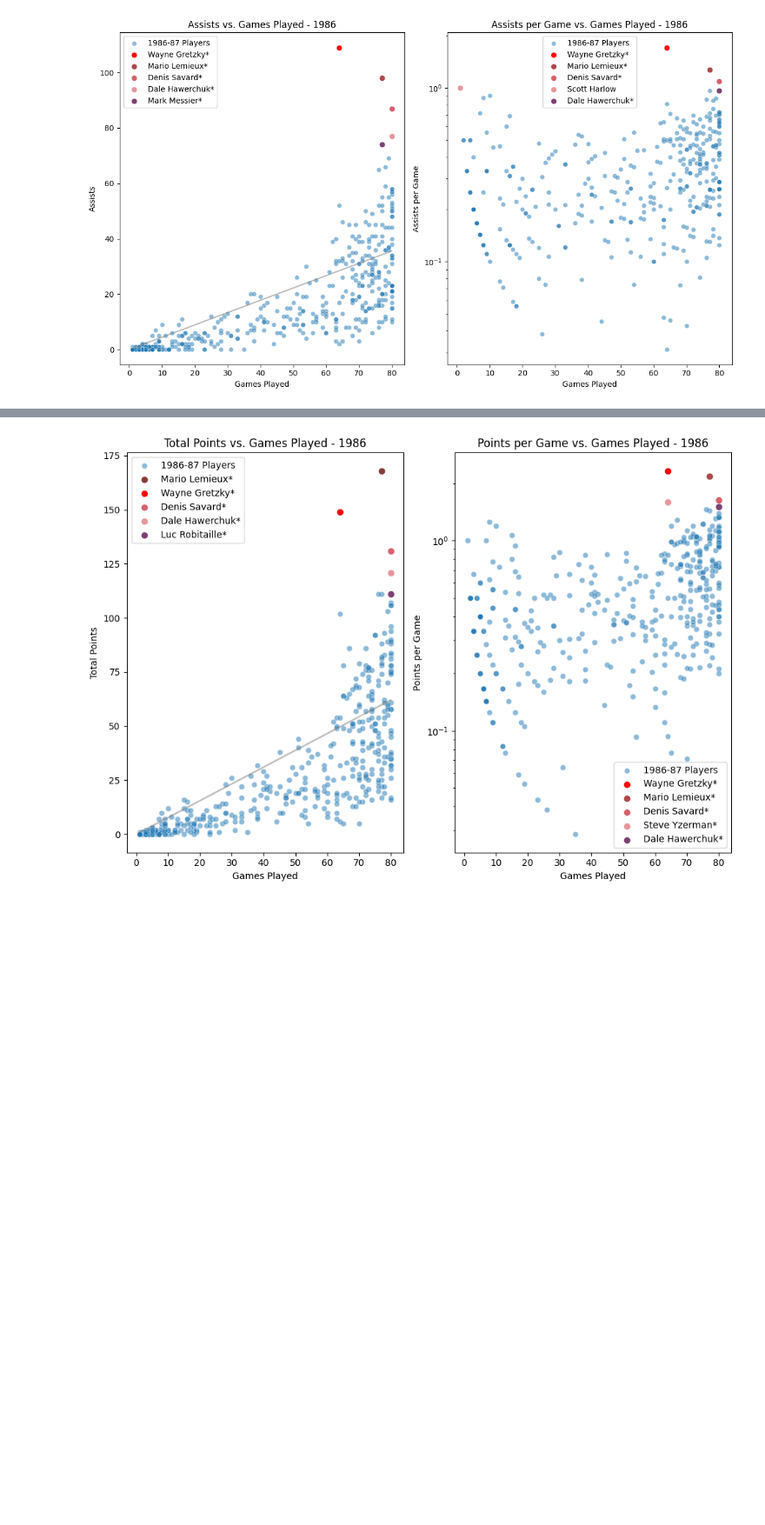
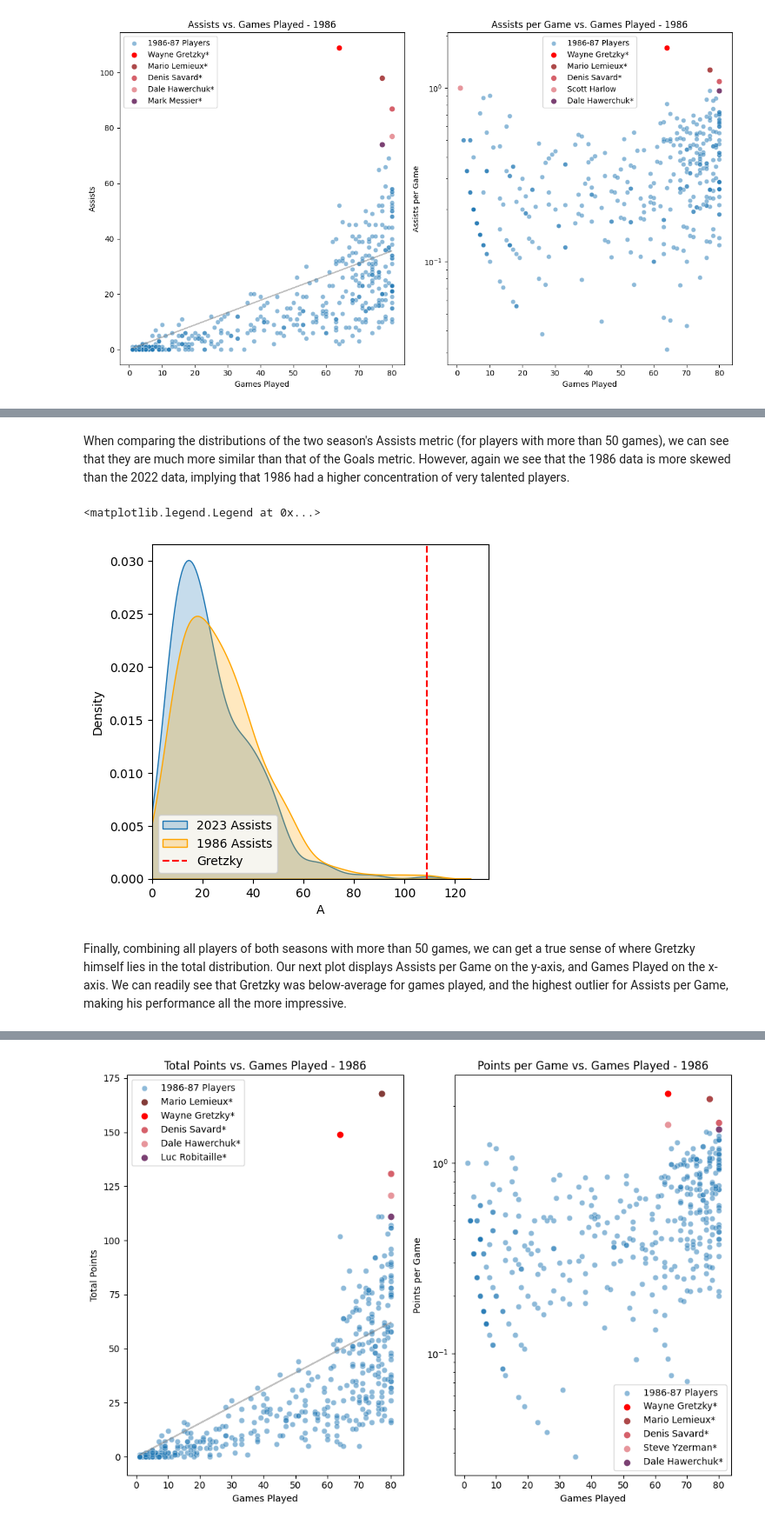
Before and after one commit to philbeet/How-Great-was-The-Great-One, a Jupyter notebook: main.ipynb, the cells around one changed output, grey strips where cells are left out. Shown at 87% size. Drawn from its saved outputs; the diff is of its cells as text; code cells hidden in the pictures; blank space fills up the shorter version.

```diff
--- a/main.ipynb
+++ b/main.ipynb
@@ -285,0 +366,15 @@ For our last **Offensive Effectiveness** metric, we will take a look at how many
+# %% [markdown]
+When comparing the distributions of the two season's Assists metric (for players with more than 50 games), we can see that they are much more similar than that of the Goals metric. However, again we see that the 1986 data is more skewed than the 2022 data, implying that 1986 had a higher concentration of very talented players.
+# %%
+plt.figure(figsize=(5,5))
+ax = plt.subplot(1,1,1)
+sns.kdeplot(szn_23_df[szn_23_df['GP']>50], x="A", fill=True, label="2023 Assists")
+sns.kdeplot(szn_87_df[szn_87_df['GP']>50], x="A", fill=True, color="orange", label="1986 Assists")
+ax.axvline([szn_23_df[szn_23_df["Player"]=="Wayne Gretzky*"]["A"]], linestyle="--", color="red", label="Gretzky")
+ax.set_xlim(0)
+plt.legend()
+# %% [output]
+<matplotlib.legend.Legend at 0x...>
+[figure, added]
+# %% [markdown]
+Finally, combining all players of both seasons with more than 50 games, we can get a true sense of where Gretzky himself lies in the total distribution. Our next plot displays Assists per Game on the y-axis, and Games Played on the x-axis. We can readily see that Gretzky was below-average for games played, and the highest outlier for Assists per Game, making his performance all the more impressive.
```
Also changed, not shown: parts of 75 cells of this notebook.
